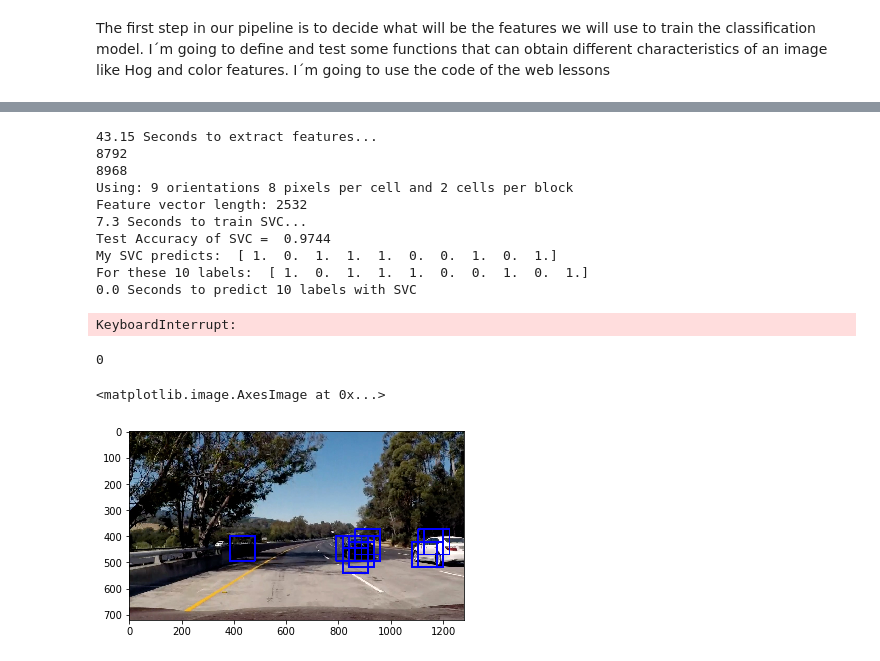
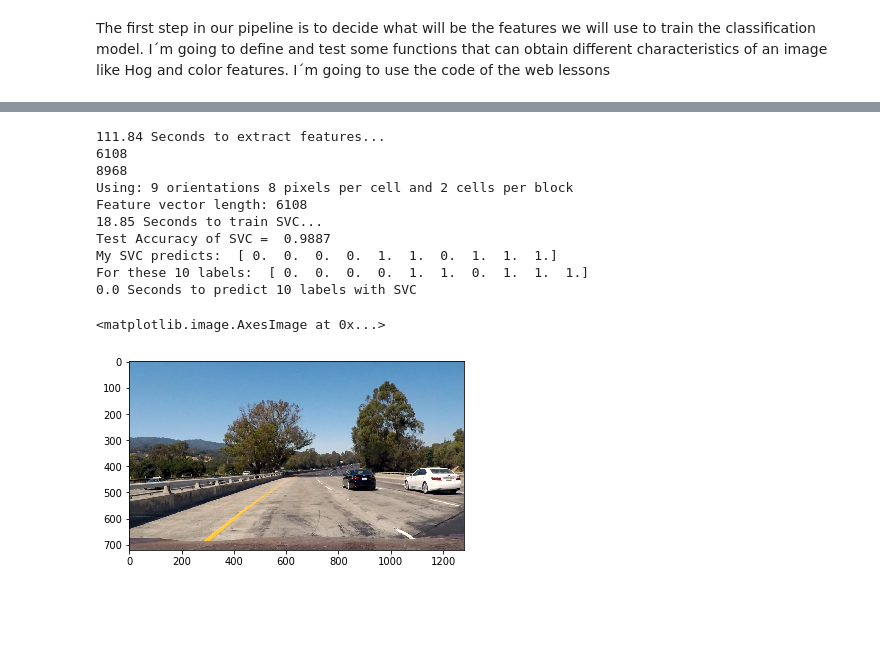
Before and after one commit to delafu/CarND-Vehicle-Detection, a Jupyter notebook: Vehicle Detection.ipynb, the cells around one changed output, grey strips where cells are left out. Saved outputs shown, nothing was run; the diff lists cells and outputs as text; code cells hidden in the pictures; blank space fills up the shorter version.

```diff
--- a/Vehicle Detection.ipynb
+++ b/Vehicle Detection.ipynb
@@ -403,7 +405,7 @@ color_space = 'YCrCb' # Can be RGB, HSV, LUV, HLS, YUV, YCrCb
 orient = 9  # HOG orientations
 pix_per_cell = 8 # HOG pixels per cell
 cell_per_block = 2 # HOG cells per block
-hog_channel = 0 # Can be 0, 1, 2, or "ALL"
+hog_channel = 'ALL' # Can be 0, 1, 2, or "ALL"
 spatial_size = (16, 16) # Spatial binning dimensions
 hist_bins = 16    # Number of histogram bins
 spatial_feat = True # Spatial features on or off
@@ -428,7 +430,7 @@ notcar_features = extract_features(notcars, color_space=color_space,
 t2 = time.time()
 print(round(t2-t, 2), 'Seconds to extract features...')
 # Create an array stack of feature vectors
-print(len(car_features))
+print(len(car_features[0]))
 print(len(notcar_features))
 X = np.vstack((car_features, notcar_features)).astype(np.float64)
 # Fit a per-column scaler
@@ -464,20 +466,19 @@ print('My SVC predicts: ', svc.predict(X_test[0:n_predict]))
 print('For these',n_predict, 'labels: ', y_test[0:n_predict])
 t2 = time.time()
 print(round(t2-t, 5), 'Seconds to predict', n_predict,'labels with SVC')
-scores = cross_val_score(svc, X, y, cv=20)
-print("Accuracy: %0.2f (+/- %0.2f)" % (scores.mean(), scores.std() * 2))
+#scores = cross_val_score(svc, X, y, cv=20)
+#print("Accuracy: %0.2f (+/- %0.2f)" % (scores.mean(), scores.std() * 2))
 dic={'svc':svc,'scaler':X_scaler,'orient':orient,'pix_per_cell':pix_per_cell,'cell_per_block':cell_per_block, \
      'spatial_size':spatial_size, 'hist_bins': hist_bins}
 pickle.dump(dic, open( "svc_pickle.p", "wb" ))
 # %% [output]
-43.15 Seconds to extract features...
-8792
+111.84 Seconds to extract features...
+6108
 8968
 Using: 9 orientations 8 pixels per cell and 2 cells per block
-Feature vector length: 2532
-7.3 Seconds to train SVC...
-Test Accuracy of SVC =  0.9744
-My SVC predicts:  [ 1.  0.  1.  1.  1.  0.  0.  1.  0.  1.]
-For these 10 labels:  [ 1.  0.  1.  1.  1.  0.  0.  1.  0.  1.]
+Feature vector length: 6108
+18.85 Seconds to train SVC...
+Test Accuracy of SVC =  0.9887
+My SVC predicts:  [ 0.  0.  0.  0.  1.  1.  0.  1.  1.  1.]
+For these 10 labels:  [ 0.  0.  0.  0.  1.  1.  0.  1.  1.  1.]
 0.0 Seconds to predict 10 labels with SVC
-KeyboardInterrupt:
@@ -490,16 +535,16 @@ pix_per_cell = dist_pickle["pix_per_cell"]
 cell_per_block = dist_pickle["cell_per_block"]
 spatial_size = dist_pickle["spatial_size"]
 hist_bins = dist_pickle["hist_bins"]
-print (hist_bins)
-img = mpimg.imread('./test_images/test5.jpg')
+box_list = []
+img = mpimg.imread('./test_images/test1.jpg')
 
 # Define a single function that can extract features using hog sub-sampling and make predictions
 def find_cars(img, ystart, ystop, scale, svc, X_scaler, orient, pix_per_cell, cell_per_block, spatial_size, hist_bins):
-
+    box_list =[]
     draw_img = np.copy(img)
     img = img.astype(np.float32)/255
 
-    img_tosearch = img[ystart:ystop,:,:]
+    img_tosearch = img[ystart:ystop,500:,:]
     ctrans_tosearch = convert_color(img_tosearch, conv='RGB2YCrCb')
     if scale != 1:
         imshape = ctrans_tosearch.shape
@@ -530,44 +575,45 @@ def find_cars(img, ystart, ystop, scale, svc, X_scaler, orient, pix_per_cell, ce
         for yb in range(nysteps):
             ypos = yb*cells_per_step
             xpos = xb*cells_per_step
             # Extract HOG for this patch
             hog_feat1 = hog1[ypos:ypos+nblocks_per_window, xpos:xpos+nblocks_per_window].ravel()
             hog_feat2 = hog2[ypos:ypos+nblocks_per_window, xpos:xpos+nblocks_per_window].ravel()
             hog_feat3 = hog3[ypos:ypos+nblocks_per_window, xpos:xpos+nblocks_per_window].ravel()
             hog_features = np.hstack((hog_feat1, hog_feat2, hog_feat3))
 
             xleft = xpos*pix_per_cell
             ytop = ypos*pix_per_cell
 
             # Extract the image patch
             subimg = cv2.resize(ctrans_tosearch[ytop:ytop+window, xleft:xleft+window], (64,64))
 
             # Get color features
-            #spatial_features = bin_spatial(subimg, size=spatial_size)
-            #hist_features = color_hist(subimg, nbins=hist_bins)
+            spatial_features = bin_spatial(subimg, size=spatial_size)
+            _,_,_,_,hist_features = color_hist(subimg, nbins=hist_bins)
 
             # Scale features and make a prediction
-            #test_features = X_scaler.transform(np.hstack((spatial_features, hist_features, hog_features)).reshape(1, -1))
+            test_features = X_scaler.transform(np.hstack((spatial_features, hist_features, hog_features)).reshape(1, -1))
             #test_features = X_scaler.transform(np.hstack((shape_feat, hist_feat)).reshape(1, -1))
-            test_features = X_scaler.transform(hog_features)
+            #test_features = X_scaler.transform(np.hstack((spatial_features, hog_features)).reshape(1, -1))
+            #test_features = X_scaler.transform(hog_features)
             test_prediction = svc.predict(test_features)
 
             if test_prediction == 1:
-                xbox_left = np.int(xleft*scale)
+                xbox_left = np.int(500+xleft*scale)
                 ytop_draw = np.int(ytop*scale)
                 win_draw = np.int(window*scale)
-                cv2.rectangle(draw_img,(xbox_left, ytop_draw+ystart),(xbox_left+win_draw,ytop_draw+win_draw+ystart),(0,0,255),6)
+                box_list.append([(xbox_left,ytop_draw+ystart),(xbox_left+win_draw,ytop_draw+win_draw+ystart)])
+                #cv2.rectangle(draw_img,(xbox_left, ytop_draw+ystart),(xbox_left+win_draw,ytop_draw+win_draw+ystart),(0,0,255),6)
 
-    return draw_img
+    return draw_img, box_list
 
-ystart = 350
-ystop = 656
-scale = 1.5
+ystart = 400
+ystop = 600
+scale = 2
 
-out_img = find_cars(img, ystart, ystop, scale, svc, X_scaler, orient, pix_per_cell, cell_per_block, spatial_size, hist_bins)
+out_img, box_list = find_cars(img, ystart, ystop, scale, svc, X_scaler, orient, pix_per_cell, cell_per_block, spatial_size, hist_bins)
 
 plt.imshow(out_img)
 # %% [output]
-0
+<matplotlib.image.AxesImage at 0x...>
-<matplotlib.image.AxesImage at 0x...>
-[figure, old version]
+[figure, new version]
```
Also changed, not shown: parts of 10 cells of this notebook, 2 other files.
